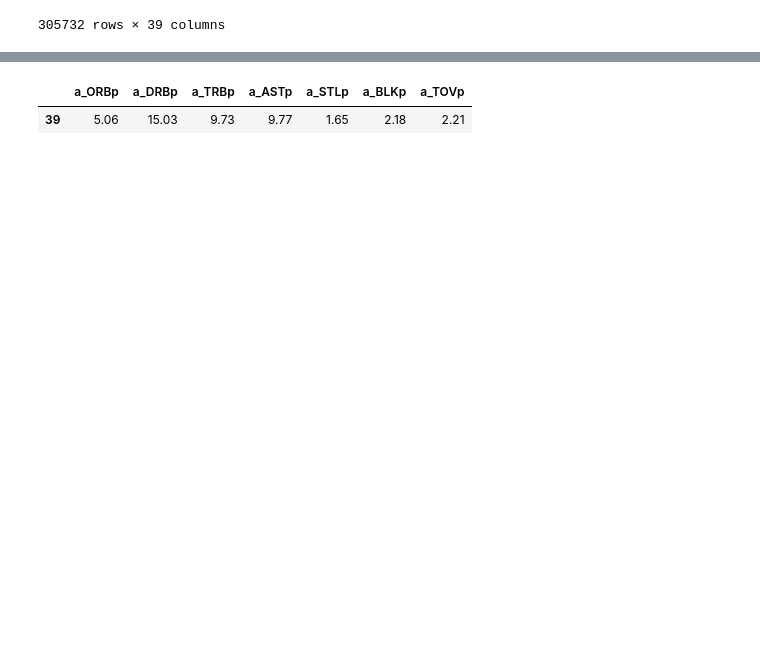
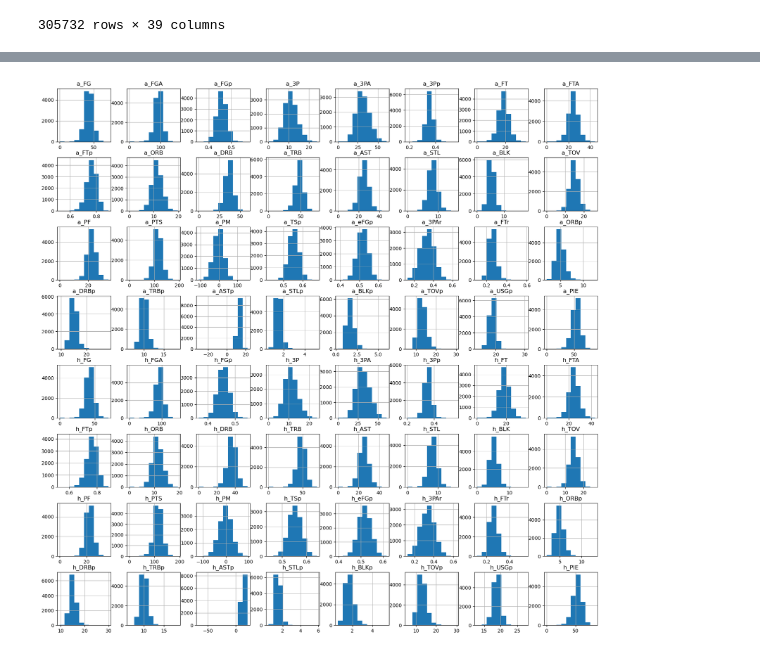
Before and after one commit to luke-lite/NBA-Prediction-Modeling, a Jupyter notebook: data/player_data/Player SQL testing.ipynb, the cells around one changed output, grey strips where cells are left out. Cells and saved outputs as stored; diff of their text form; code cells hidden in the pictures; blank space fills up the shorter version.

```diff
--- a/data/player_data/Player SQL testing.ipynb
+++ b/data/player_data/Player SQL testing.ipynb
@@ -286,5 +265,0 @@ test_team_aggs
-# %%
-test_team_aggs.loc[:,'a_ORBp':'a_TOVp']/5
-# %% [output]
-|  | a_ORBp | a_DRBp | a_TRBp | a_ASTp | a_STLp | a_BLKp | a_TOVp |
-| 39 | 5.06 | 15.03 | 9.73 | 9.77 | 1.65 | 2.18 | 2.21 |
@@ -290,0 +268,5 @@ test_team_aggs.loc[:,'a_ORBp':'a_TOVp']/5
+# %%
+p_20 = player_agg_team_stats
+p_20.hist(figsize=(20,20));
+# %% [output]
+[figure, added]
```
Also changed, not shown: parts of 7 cells of this notebook, 1 other file.
